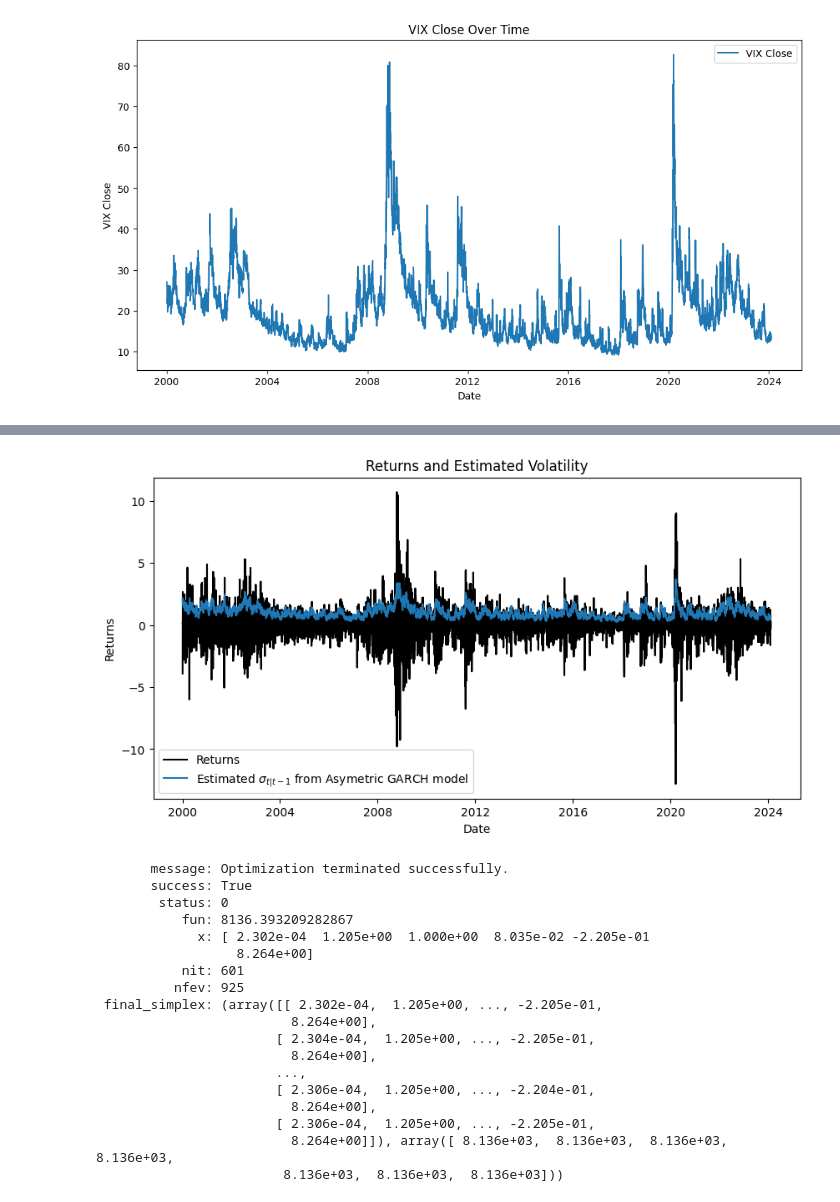
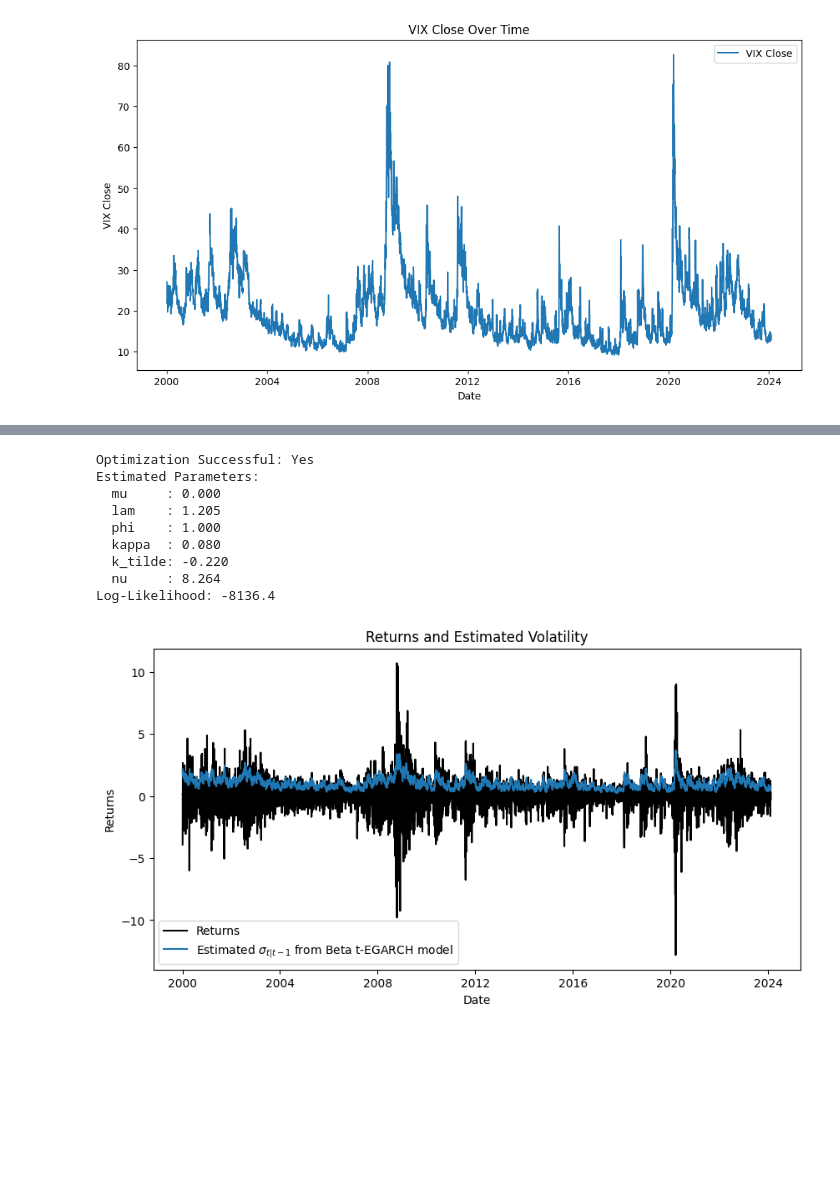
Before and after one commit to typesparky/Econometrics-Intro-Case-Seminar, a Jupyter notebook: Case2/Case 2 Code.ipynb, the cells around one changed output, grey strips where cells are left out. Cells and saved outputs as stored; diff of their text form; code cells hidden in the pictures; blank space fills up the shorter version.

```diff
--- a/Case2/Case 2 Code.ipynb
+++ b/Case2/Case 2 Code.ipynb
@@ -140,5 +142,5 @@ print(result)
 # %%
-def beta_t_egarch(parameters, returns):
+def asymmetric_beta_t_egarch(parameters, returns):
     mu, lam, phi, kappa, k_tilde, nu = parameters
     T = len(returns)
     lambda_t = np.zeros(T)
@@ -147,56 +149,56 @@ def beta_t_egarch(parameters, returns):
     for t in range(1, T):
         epsilon_t = (returns[t-1] - mu) / np.exp(lambda_t[t-1])
         u_t = np.sqrt((nu + 3) / (2 * nu)) * ((nu + 1) / (nu - 2 + epsilon_t**2) * epsilon_t**2 - 1)
-        v_t = np.sqrt(((nu - 2) * (nu + 3)) / (nu * (nu + 1))) * ((nu + 1) / (nu - 2 + epsilon_t**2) * epsilon_t)
+        v_t = np.sqrt(((nu - 2) * (nu + 3)) / (nu * (nu + 1))) * ((nu + 1) / (nu - 2 + epsilon_t**2 + 1e-8) * epsilon_t)
         lambda_t[t] = lam * (1 - phi) + phi * lambda_t[t-1] + kappa * u_t + k_tilde * v_t
 
     sigmas = np.exp(lambda_t)
     return sigmas
 
-def negative_log_likelihood_beta_t_egarch(parameters, returns):
+def negative_log_likelihood_asymetric_beta_t_egarch(parameters, returns):
     mu, lam, phi, kappa, k_tilde, nu = parameters
-    sigmas = beta_t_egarch(parameters, returns)
+    sigmas = asymmetric_beta_t_egarch(parameters, returns)
     epsilon = (returns - mu) / np.sqrt(sigmas + 1e-8)
-    # Using the Student's t-distribution PDF for log likelihood calculation
-    #pdf_values = stats.t.pdf(epsilon, df=nu, scale=np.sqrt((nu-2)/nu))
     log_likelihood = -np.log(np.sqrt(sigmas + 1e-8)) + np.log(studentpdf(epsilon, nu))
     return -np.sum(log_likelihood)
 # %%
 # Hypothetical initial parameter values and bounds
 initial_values = [np.mean(returns), 0, 0.95, 0.1, 0.1, 6]
 bounds = [(None, None), (None, None), (0, 1), (None, None), (None, None), (2, 40)]
+result = optimize.minimize(negative_log_likelihood_asymetric_beta_t_egarch, initial_values, args=(returns,), bounds=bounds, method='Nelder-Mead')
 
-result = optimize.minimize(negative_log_likelihood_beta_t_egarch, initial_values, args=(returns,), bounds=bounds, method='Nelder-Mead')
+# Extract optimized parameters
+mu_hat, lam_hat, phi_hat, kappa_hat, k_tilde_hat, nu_hat = result.x
+log_likelihood = -result.fun
 
-sigmasquared = beta_t_egarch(result.x, returns)
+# Print results in a structured format
+print(f"Optimization Successful: {'Yes' if result.success else 'No'}")
+print("Estimated Parameters:")
+print(f"  mu     : {mu_hat:.3f}")
+print(f"  lam    : {lam_hat:.3f}")
+print(f"  phi    : {phi_hat:.3f}")
+print(f"  kappa  : {kappa_hat:.3f}")
+print(f"  k_tilde: {k_tilde_hat:.3f}")
+print(f"  nu     : {nu_hat:.3f}")
+print(f"Log-Likelihood: {log_likelihood:.1f}")
 
 # Plot results
 plt.figure(figsize=(10, 5))
 plt.plot(dates, returns, 'k', label='Returns')
-plt.plot(dates, np.sqrt(sigmasquared), label='Estimated $\sigma_{t|t-1}$ from Asymetric GARCH model')
+plt.plot(dates, np.sqrt(asymmetric_beta_t_egarch(result.x, returns)), label='Estimated $\sigma_{t|t-1}$ from Beta t-EGARCH model')
 plt.legend()
 plt.xlabel('Date')
 plt.ylabel('Returns')
 plt.title('Returns and Estimated Volatility')
 plt.show()
-print(result)
 # %% [output]
+Optimization Successful: Yes
+Estimated Parameters:
+  mu     : 0.000
+  lam    : 1.205
+  phi    : 1.000
+  kappa  : 0.080
+  k_tilde: -0.220
+  nu     : 8.264
+Log-Likelihood: -8136.4
-[figure, old version]
+[figure, new version]
-       message: Optimization terminated successfully.
-       success: True
-        status: 0
-           fun: 8136.393209282867
-             x: [ 2.302e-04  1.205e+00  1.000e+00  8.035e-02 -2.205e-01
-                  8.264e+00]
-           nit: 601
-          nfev: 925
- final_simplex: (array([[ 2.302e-04,  1.205e+00, ..., -2.205e-01,
-                         8.264e+00],
-                       [ 2.304e-04,  1.205e+00, ..., -2.205e-01,
-                         8.264e+00],
-                       ...,
-                       [ 2.306e-04,  1.205e+00, ..., -2.204e-01,
-                         8.264e+00],
-                       [ 2.306e-04,  1.205e+00, ..., -2.205e-01,
-                         8.264e+00]]), array([ 8.136e+03,  8.136e+03,  8.136e+03,  8.136e+03,
-                        8.136e+03,  8.136e+03,  8.136e+03]))
```
Also changed, not shown: parts of 3 cells of this notebook.
